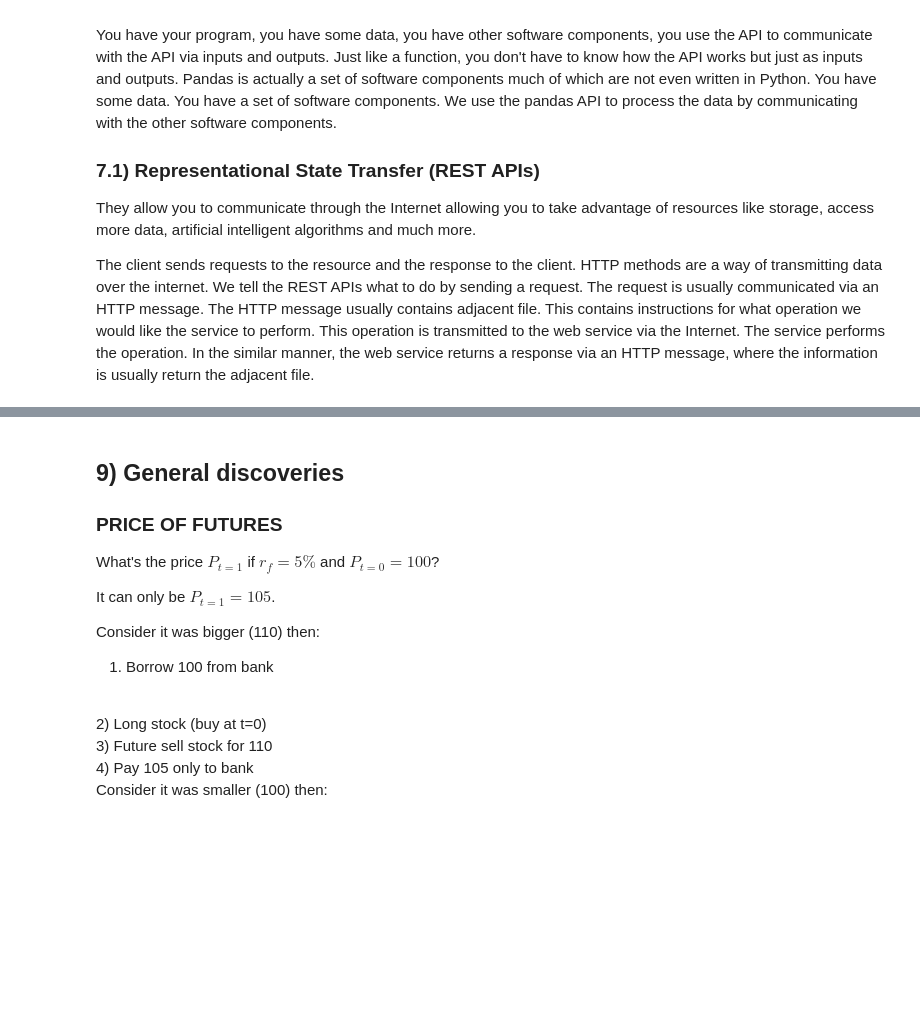
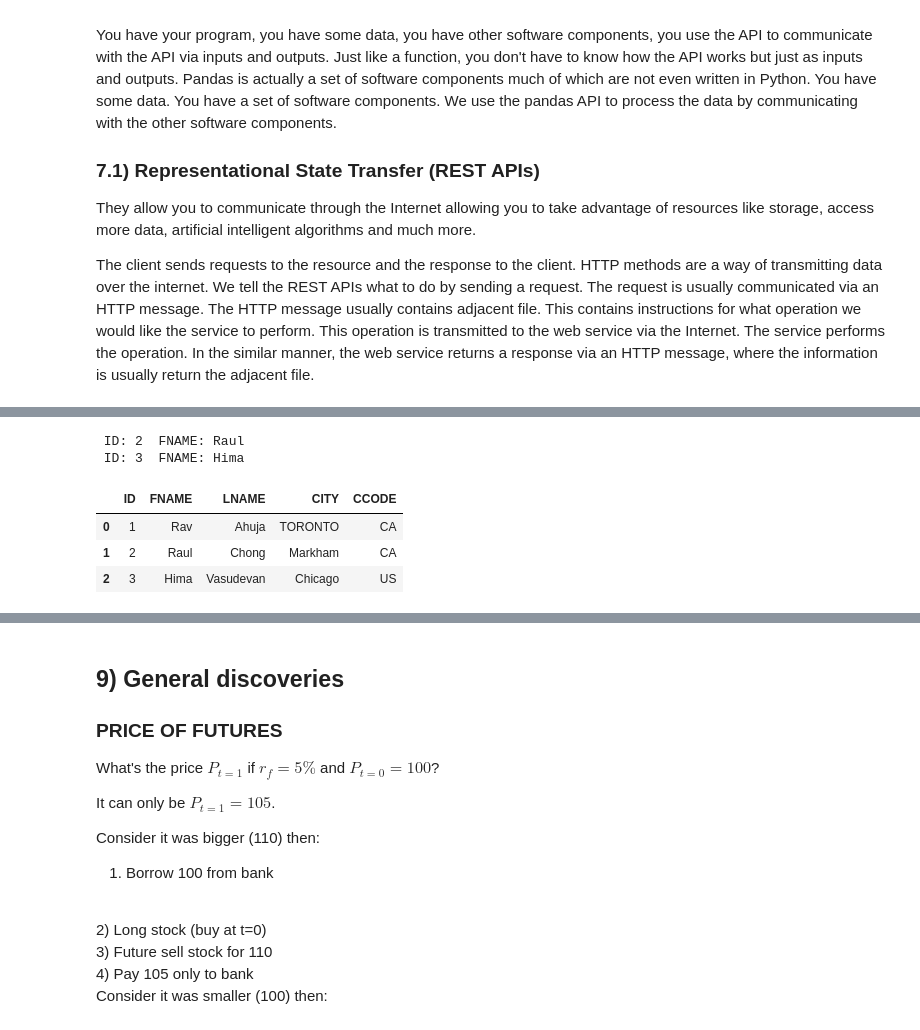
Before and after one commit to hheimpel/Python_samples, a Jupyter notebook: General_Python.ipynb, the cells around one changed output, grey strips where cells are left out. Cells and saved outputs as stored; diff of their text form; code cells hidden in the pictures; blank space fills up the shorter version.

```diff
--- a/General_Python.ipynb
+++ b/General_Python.ipynb
@@ -1547,0 +1849,50 @@ bulls_games_DF.head()
+# %%
+#DROP IF EXISTING
+dropQuery = "drop table INSTRUCTOR"
+
+try: dropStmt = ibm_db.exec_immediate(conn, dropQuery)
+except: pass
+
+#CREATE
+createQuery = "create table INSTRUCTOR(ID INTEGER PRIMARY KEY NOT NULL, FNAME VARCHAR(20), LNAME VARCHAR(20), CITY VARCHAR(20), CCODE CHAR(2))"
+createStmt = ibm_db.exec_immediate(conn,createQuery)
+
+#INSERT
+insertQuery = "insert into INSTRUCTOR values (1, 'Rav', 'Ahuja', 'TORONTO', 'CA')"
+insertStmt = ibm_db.exec_immediate(conn, insertQuery)
+insertQuery2 = "insert into INSTRUCTOR values (2, 'Raul', 'Chong', 'Markham', 'CA'), (3, 'Hima', 'Vasudevan', 'Chicago', 'US')"
+insertStmt2 = ibm_db.exec_immediate(conn, insertQuery2)
+
+#SELECT
+#Construct the query that retrieves all rows from the INSTRUCTOR table
+selectQuery = "select * from INSTRUCTOR"
+selectStmt = ibm_db.exec_immediate(conn, selectQuery)
+#Fetch the Dictionary (for the first row only)
+ibm_db.fetch_both(selectStmt)
+
+#Fetch the rest of the rows and print the ID and FNAME for those rows
+while ibm_db.fetch_row(selectStmt):
+   print (" ID:",  ibm_db.result(selectStmt, 0), " FNAME:",  ibm_db.result(selectStmt, "FNAME"))
+# %% [output]
+ ID: 2  FNAME: Raul
+ ID: 3  FNAME: Hima
+# %%
+#PANDAS and IBM API
+import pandas
+import ibm_db_dbi
+
+#connection for pandas
+pconn = ibm_db_dbi.Connection(conn)
+
+#query statement to retrieve all rows in INSTRUCTOR table
+selectQuery = "select * from INSTRUCTOR"
+
+#retrieve the query results into a pandas dataframe
+pdf = pandas.read_sql(selectQuery, pconn)
+
+pdf
+# %% [output]
+|  | ID | FNAME | LNAME | CITY | CCODE |
+| 0 | 1 | Rav | Ahuja | TORONTO | CA |
+| 1 | 2 | Raul | Chong | Markham | CA |
+| 2 | 3 | Hima | Vasudevan | Chicago | US |
```
Also changed, not shown: parts of 22 cells of this notebook.
